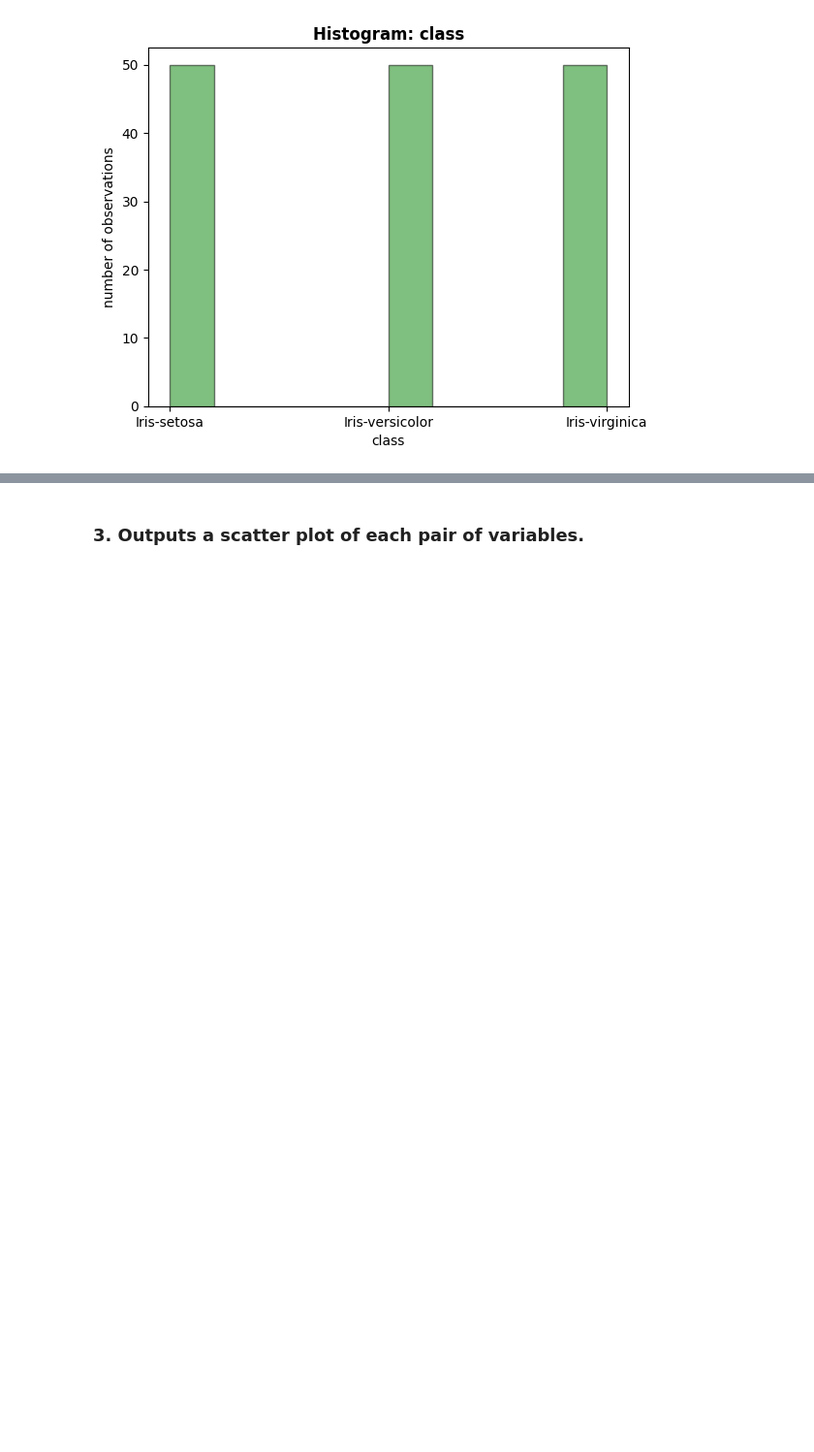
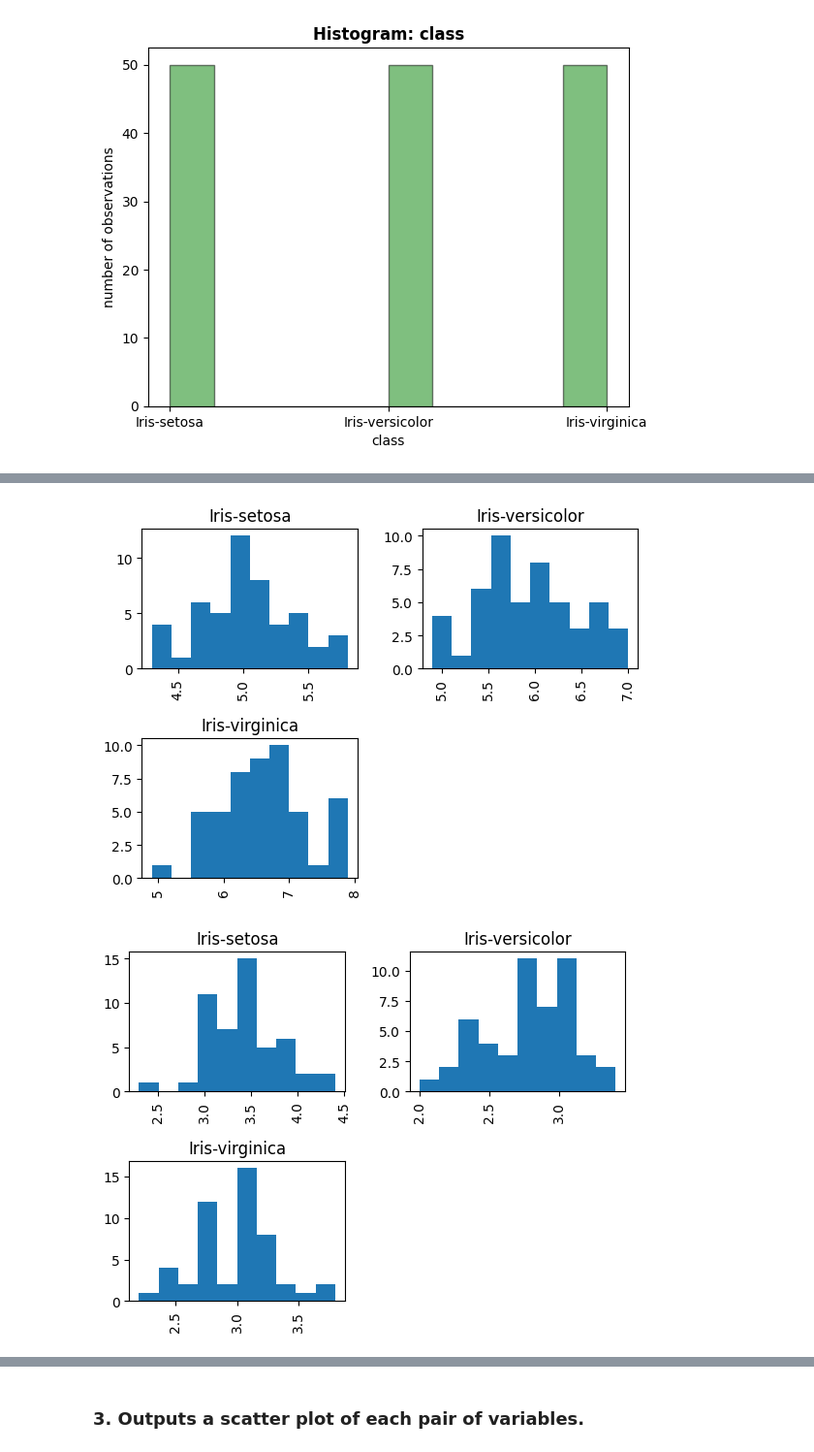
Before and after one commit to quyenphanlyons/pands-project, a Jupyter notebook: notebook.ipynb, the cells around one changed output, grey strips where cells are left out. Shown at 97% size. Cells and saved outputs as stored; diff of their text form; code cells hidden in the pictures; blank space fills up the shorter version.

```diff
--- a/notebook.ipynb
+++ b/notebook.ipynb
@@ -160,0 +193,16 @@ for column in tableau.columns:
+# %%
+from matplotlib import pyplot as plt
+
+for column in tableau.iloc[:,:4]:
+    # Create histograms
+    tableau[column].hist(by=tableau['class'])
+    # Add labels and title
+    plt.xlabel(column)
+    plt.ylabel('number of observations')
+    plt.title(f'Histogram: {column}', fontweight='bold')
+
+# https://www.statology.org/pandas-histogram-by-group/
+# https://matplotlib.org/stable/gallery/statistics/histogram_multihist.html
+# %% [output]
+[figure, added]
+[figure, added]
```
Also changed, not shown: parts of 8 cells of this notebook.
